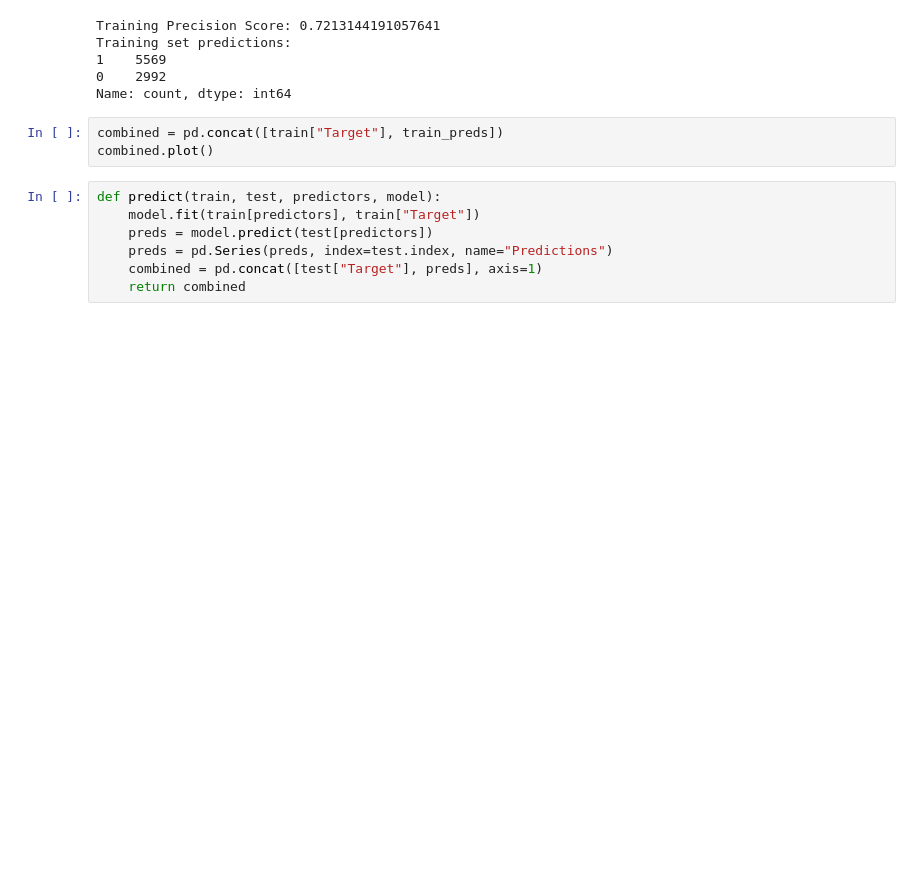
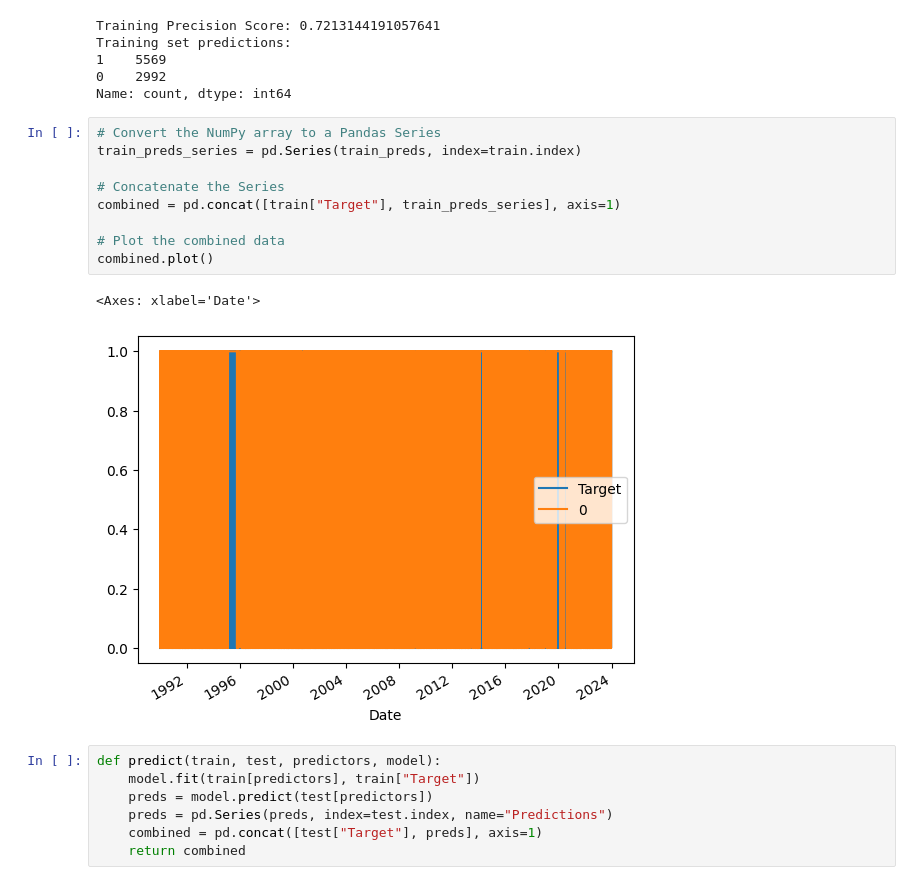
Before and after one commit to RekAlrasheed/S-P-500-stock-predections, a Jupyter notebook: data_science_final_proj.ipynb, the cells around one changed output. Saved outputs shown, nothing was run; the diff lists cells and outputs as text; blank space fills up the shorter version.

```diff
--- a/data_science_final_proj.ipynb
+++ b/data_science_final_proj.ipynb
@@ -292,9 +288,18 @@ Training set predictions:
 1    5569
 0    2992
 Name: count, dtype: int64
-# %%
-combined = pd.concat([train["Target"], train_preds])
-combined.plot()
+# %%
+# Convert the NumPy array to a Pandas Series
+train_preds_series = pd.Series(train_preds, index=train.index)
+
+# Concatenate the Series
+combined = pd.concat([train["Target"], train_preds_series], axis=1)
+
+# Plot the combined data
+combined.plot()
+# %% [output]
+<Axes: xlabel='Date'>
+[figure, added]
 # %%
 def predict(train, test, predictors, model):
     model.fit(train[predictors], train["Target"])
```
Also changed, not shown: parts of 8 cells of this notebook.
